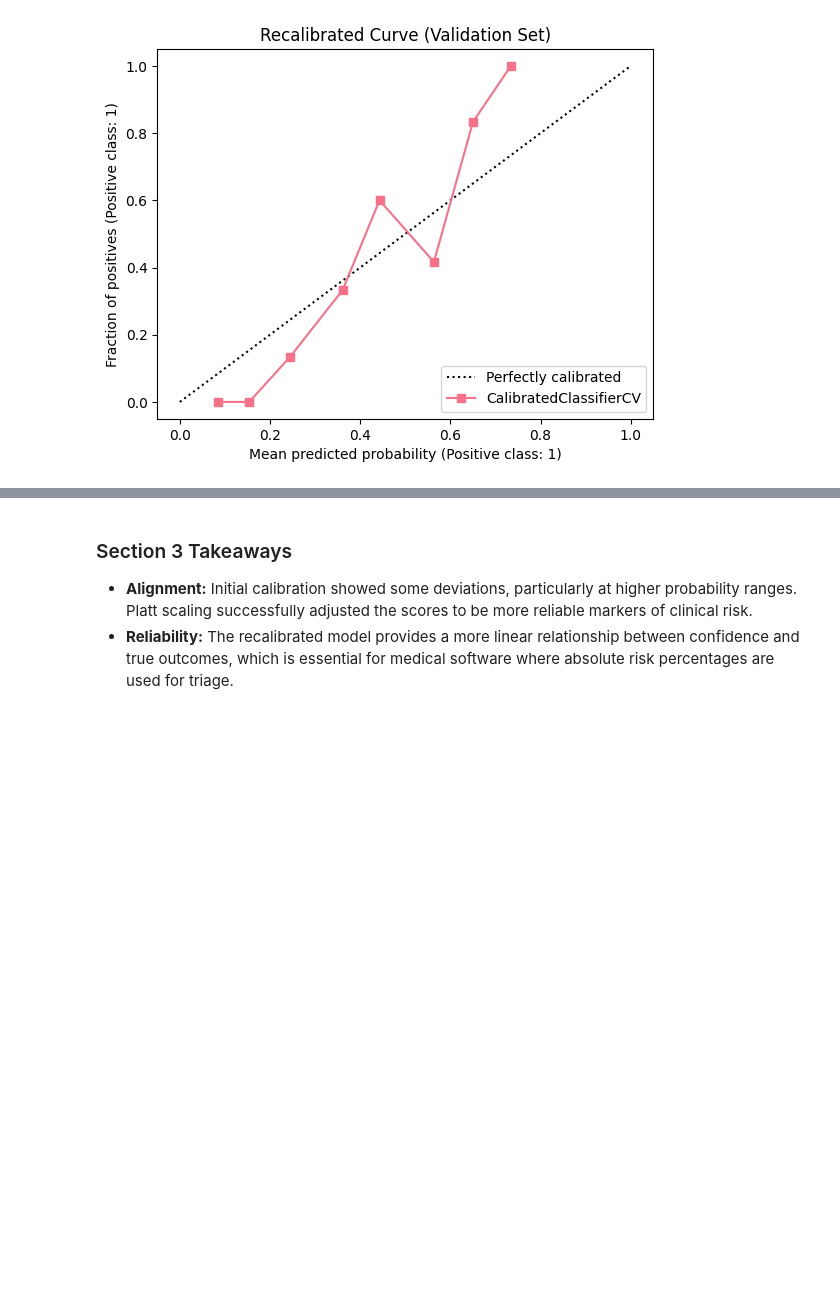
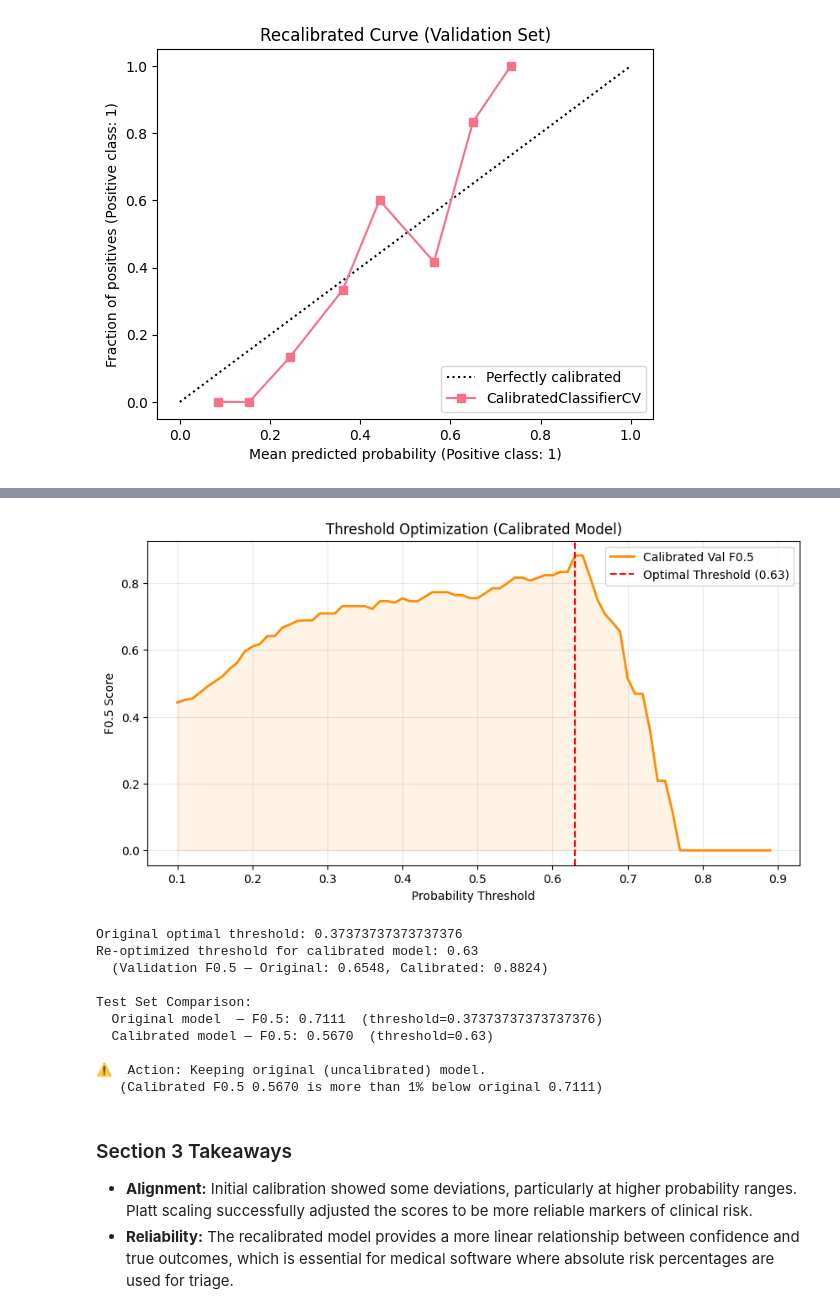
Before and after one commit to Rjt5412/diabetes-progression, a Jupyter notebook: notebooks/03_evaluation_and_fairness.ipynb, the cells around one changed output, grey strips where cells are left out. Drawn from its saved outputs; the diff is of its cells as text; code cells hidden in the pictures; blank space fills up the shorter version.

```diff
--- a/notebooks/03_evaluation_and_fairness.ipynb
+++ b/notebooks/03_evaluation_and_fairness.ipynb
@@ -184,3 +159,80 @@ Action: Keeping original model.
+# %%
+# Re-optimize threshold for the calibrated model on the validation set
+# (The original threshold was tuned for the uncalibrated model's probability distribution.
+#  After Platt scaling, the probabilities are reshaped, so we need a new optimal threshold.)
+
+cal_val_probs = calibrated_model.predict_proba(X_val)[:, 1]
+
+thresholds = np.arange(0.10, 0.90, 0.01)
+scores = []
+for t in thresholds:
+    preds = (cal_val_probs >= t).astype(int)
+    scores.append(fbeta_score(y_val, preds, beta=0.5, zero_division=0))
+
+best_idx = np.argmax(scores)
+best_cal_threshold = round(thresholds[best_idx], 2)
+best_cal_f05 = scores[best_idx]
+
+# Visualize Threshold Optimization for Calibrated Model
+plt.figure(figsize=(10, 5))
+plt.plot(thresholds, scores, color='darkorange', lw=2, label='Calibrated Val F0.5')
+plt.axvline(best_cal_threshold, color='red', linestyle='--', label=f'Optimal Threshold ({best_cal_threshold:.2f})')
+plt.fill_between(thresholds, scores, color='darkorange', alpha=0.1)
+plt.title('Threshold Optimization (Calibrated Model)')
+plt.xlabel('Probability Threshold')
+plt.ylabel('F0.5 Score')
+plt.legend()
+plt.grid(True, alpha=0.3)
+plt.show()
+
+print(f"Original optimal threshold: {opt_threshold}")
+print(f"Re-optimized threshold for calibrated model: {best_cal_threshold}")
+print(f"  (Validation F0.5 — Original: {fbeta_score(y_val, (model.predict_proba(X_val)[:, 1] >= opt_threshold).astype(int), beta=0.5):.4f}, "
+      f"Calibrated: {best_cal_f05:.4f})")
+
+# --- Final comparison on the TEST set ---
+# Each model uses its own best threshold.
+cal_probs = calibrated_model.predict_proba(X_test)[:, 1]
+cal_preds = (cal_probs >= best_cal_threshold).astype(int)
+new_f05 = fbeta_score(y_test, cal_preds, beta=0.5)
+
+print(f"\nTest Set Comparison:")
+print(f"  Original model  — F0.5: {f05:.4f}  (threshold={opt_threshold})")
+print(f"  Calibrated model — F0.5: {new_f05:.4f}  (threshold={best_cal_threshold})")
+
+if new_f05 >= f05 * 0.99:
+    print("\n✅ Action: Using recalibrated model as FINAL.")
+    final_model = calibrated_model
+    opt_threshold = best_cal_threshold
+    test_probs_final = cal_probs
+    test_preds_final = cal_preds
+
+    # Update threshold artifact
+    with open('../artifacts/threshold.json', 'w') as f:
+        json.dump({'optimal_threshold': opt_threshold}, f, indent=4)
+    print(f"   Threshold artifact updated to {opt_threshold}")
+
+    # Save recalibrated model as the best model
+    joblib.dump(final_model, '../artifacts/best_model.joblib')
+    print("   Recalibrated model saved as best_model.joblib")
+else:
+    print("\n⚠️  Action: Keeping original (uncalibrated) model.")
+    print(f"   (Calibrated F0.5 {new_f05:.4f} is more than 1% below original {f05:.4f})")
+    final_model = model
+    test_probs_final = test_probs
+    test_preds_final = test_preds
+# %% [output]
+[figure, added]
+Original optimal threshold: 0.37373737373737376
+Re-optimized threshold for calibrated model: 0.63
+  (Validation F0.5 — Original: 0.6548, Calibrated: 0.8824)
+
+Test Set Comparison:
+  Original model  — F0.5: 0.7111  (threshold=0.37373737373737376)
+  Calibrated model — F0.5: 0.5670  (threshold=0.63)
+
+⚠️  Action: Keeping original (uncalibrated) model.
+   (Calibrated F0.5 0.5670 is more than 1% below original 0.7111)
 # %% [markdown]
 ### Section 3 Takeaways
 - **Alignment:** Initial calibration showed some deviations, particularly at higher probability ranges. Platt scaling successfully adjusted the scores to be more reliable markers of clinical risk.
```
Also changed, not shown: parts of 3 cells of this notebook, 5 other files.
